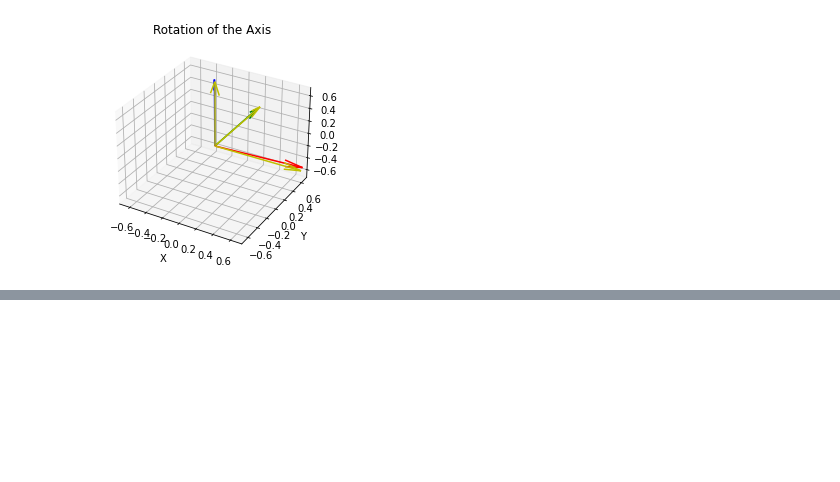
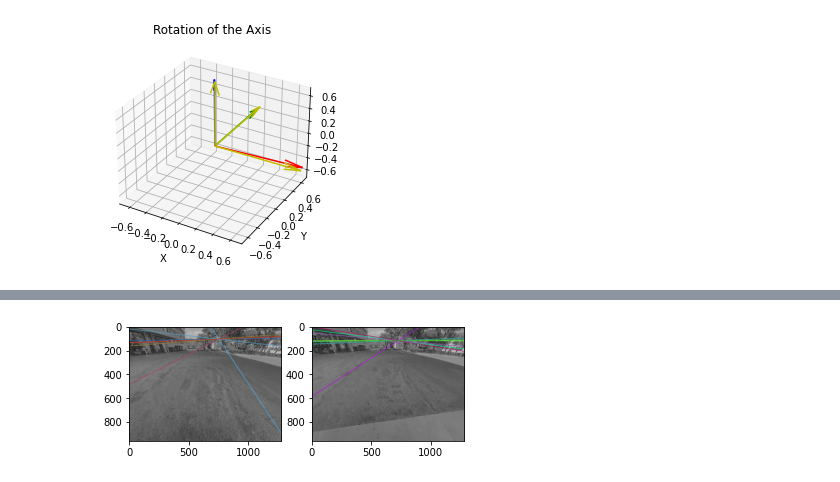
Before and after one commit to duarte3333/Image-Processing-and-Vision-Project, a Jupyter notebook: Part 2_BACK+BACK.ipynb, the cells around one changed output, grey strips where cells are left out. Cells and saved outputs as stored; diff of their text form; code cells hidden in the pictures; blank space fills up the shorter version.

```diff
--- a/Part 2_BACK+BACK.ipynb
+++ b/Part 2_BACK+BACK.ipynb
@@ -241,0 +401,33 @@ plt.show()
+# %%
+pts1 = np.array([[[1023, 152]],[[733, 148]],[[825, 103]],[[859, 121]],[[918, 143]],[[149, 131]],[[96, 120]],[[172, 134]]])
+pts2 = np.array([[[1001, 148]],[[726, 145]],[[807, 101]],[[841, 118]],[[892, 138]],[[166, 128]],[[151, 121]],[[187, 130]]])
+F, _ = cv2.findFundamentalMat(pts1, pts2, cv2.FM_8POINT)
+
+back_points1_Fundamental = pts1
+back_points2_Fundamental = pts2
+# %%
+linesLeft = cv2.computeCorrespondEpilines(back_points2_Fundamental.reshape(-1,
+                                                           1,
+                                                           2),
+                                          2, F)
+linesLeft = linesLeft.reshape(-1, 3)
+img5, img6 = drawlines(cv2.cvtColor(frame_back,cv2.COLOR_BGR2GRAY) , cv2.cvtColor(frame_back2,cv2.COLOR_BGR2GRAY),
+                       linesLeft, back_points1_Fundamental,
+                       back_points2_Fundamental)
+
+# Find epilines corresponding to
+# points in left image (first image) and
+# drawing its lines on right image
+linesRight = cv2.computeCorrespondEpilines(back_points1_Fundamental.reshape(-1, 1, 2),
+                                           1, F)
+linesRight = linesRight.reshape(-1, 3)
+
+img3, img4 = drawlines(cv2.cvtColor(frame_back2,cv2.COLOR_BGR2GRAY), cv2.cvtColor(frame_back,cv2.COLOR_BGR2GRAY),
+                       linesRight, back_points2_Fundamental,
+                       back_points1_Fundamental)
+
+plt.subplot(121), plt.imshow(img5)
+plt.subplot(122), plt.imshow(img3)
+plt.show()
+# %% [output]
+[figure, added]
```
Also changed, not shown: parts of 7 cells of this notebook.
